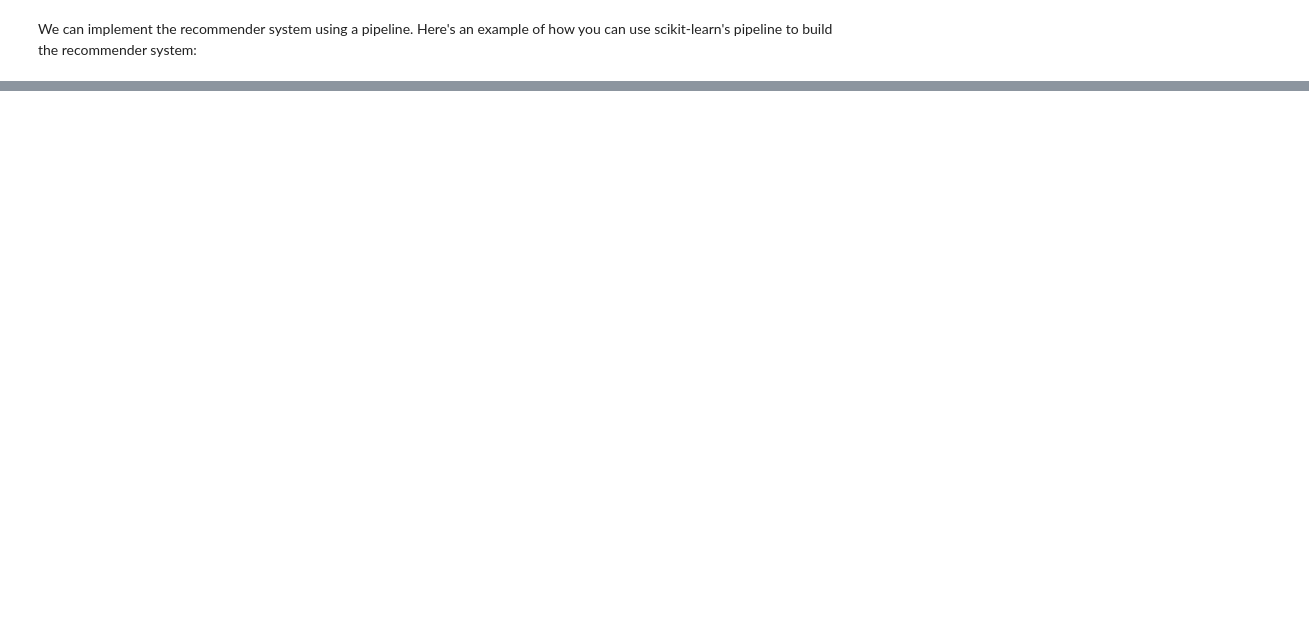
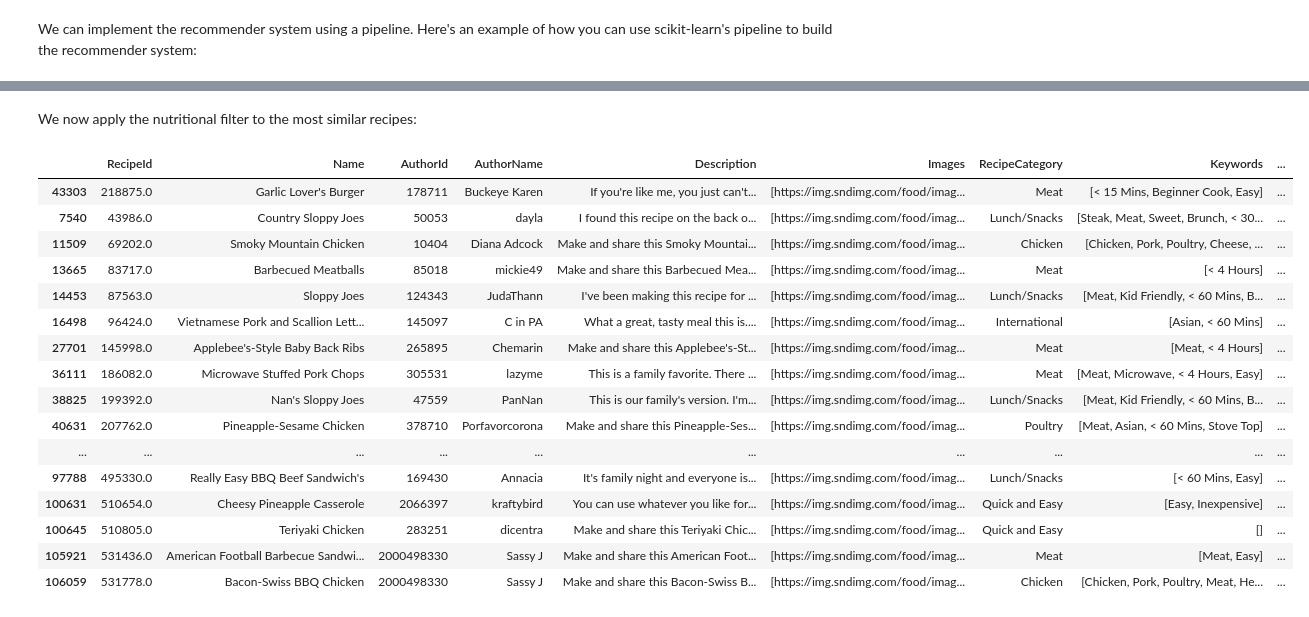
Before and after one commit to amirkiaml/DeepChef-BSTN-Capstone, a Jupyter notebook: Part 7 - Recommender Systems.ipynb, the cells around one changed output, grey strips where cells are left out. Drawn from its saved outputs; the diff is of its cells as text; code cells hidden in the pictures; blank space fills up the shorter version.

```diff
--- a/Part 7 - Recommender Systems.ipynb
+++ b/Part 7 - Recommender Systems.ipynb
@@ -48,2 +48,0 @@ dtype: int64
-# %%
-recipes.dropna(subset=['RecipeServings', 'Images'],inplace=True)
@@ -125,2 +363,15 @@ recipes_no_null = recipes_no_null.reset_index(drop=True)
+# %%
+nutritional_cols = ['Calories', 'FatContent', 'SaturatedFatContent', 'CholesterolContent',
+                    'SodiumContent', 'CarbohydrateContent', 'FiberContent', 'SugarContent',
+                    'ProteinContent', 'RecipeServings']
+# %%
+# Apply the transformation to each nutritional column separately
+# We don't touch the original nutriotional columns because later on we want to retrieve them as they are, and for
+# how many people they are
+
+for col in nutritional_cols:
+    recipes[col+'for1'] = recipes[col].div(recipes['RecipeServings']).round(2)
+
+# Now, the nutritional values have been divided by 'RecipeServings' and rounded to 2 decimal places
 # %% [markdown]
 We can implement the recommender system using a pipeline. Here's an example of how you can use scikit-learn's pipeline to build the recommender system:
@@ -130,17 +431,17 @@ from sklearn.pipeline import Pipeline
 from sklearn.neighbors import NearestNeighbors
 from sklearn.preprocessing import StandardScaler
 
-df = recipes_no_null.copy()
+df = recipes.copy()
 
 # Select the columns used for similarity calculation
 selected_columns = ['Calories', 'FatContent', 'SaturatedFatContent', 'CholesterolContent',
                     'SodiumContent', 'CarbohydrateContent', 'FiberContent', 'SugarContent',
-                    'ProteinContent', 'CorrectAggregatedRating']
+                    'ProteinContent']
 
 # Define the pipeline
 pipeline = Pipeline([
     ('scaler', StandardScaler()),  # Step 1: Scale the selected features
-    ('knn', NearestNeighbors(metric='euclidean'))  # Step 2: Apply the KNN model with cosine similarity metric
+    ('knn', NearestNeighbors(metric='cosine'))  # Step 2: Apply the KNN model with cosine similarity metric
 ])
 
 # Fit the pipeline
@@ -159,7 +460,7 @@ def get_similar_recipes(recipe_id, top_n=20):
     return top_recipes
 
 # Example usage:
-recipe_id = 4662  # Replace with the actual RecipeId you want recommendations for
+recipe_id = 132367  # Replace with the actual RecipeId you want recommendations for
 top_similar_recipes = get_similar_recipes(recipe_id, top_n=20)
-pd.concat([df[df['RecipeId'] == recipe_id],get_similar_recipes(recipe_id, top_n=20)])
+pd.concat([df[df['RecipeId'] == recipe_id],get_similar_recipes(recipe_id, top_n=20)])[selected_columns][:5]
 # %% [output]
@@ -166,0 +559,30 @@ NameError: name 'recipes_no_null' is not defined
+# %% [markdown]
+We now apply the nutritional filter to the most similar recipes:
+# %%
+recipe_id = 218875.0  # Replace with the actual RecipeId you want recommendations for
+top_similar_recipes = get_similar_recipes(recipe_id, top_n=20)
+
+# For comparsion purposes, let's concatennate the recipe with recipe_id = 218875.0 at the top of our list
+# The most similar item in terms of nutritional factors is the second row in the dataframe
+
+top_similar_recipes = pd.concat([df[df['RecipeId'] == recipe_id],get_similar_recipes(recipe_id, top_n=20)])
+
+top_similar_recipes
+# %% [output]
+|  | RecipeId | Name | AuthorId | AuthorName | Description | Images | RecipeCategory | Keywords | ... |
+| 43303 | 218875.0 | Garlic Lover's Burger | 178711 | Buckeye Karen | If you're like me, you just can't... | [https://img.sndimg.com/food/imag... | Meat | [< 15 Mins, Beginner Cook, Easy] | ... |
+| 7540 | 43986.0 | Country Sloppy Joes | 50053 | dayla | I found this recipe on the back o... | [https://img.sndimg.com/food/imag... | Lunch/Snacks | [Steak, Meat, Sweet, Brunch, < 30... | ... |
+| 11509 | 69202.0 | Smoky Mountain Chicken | 10404 | Diana Adcock | Make and share this Smoky Mountai... | [https://img.sndimg.com/food/imag... | Chicken | [Chicken, Pork, Poultry, Cheese, ... | ... |
+| 13665 | 83717.0 | Barbecued Meatballs | 85018 | mickie49 | Make and share this Barbecued Mea... | [https://img.sndimg.com/food/imag... | Meat | [< 4 Hours] | ... |
+| 14453 | 87563.0 | Sloppy Joes | 124343 | JudaThann | I've been making this recipe for ... | [https://img.sndimg.com/food/imag... | Lunch/Snacks | [Meat, Kid Friendly, < 60 Mins, B... | ... |
+| 16498 | 96424.0 | Vietnamese Pork and Scallion Lett... | 145097 | C in PA | What a great, tasty meal this is.... | [https://img.sndimg.com/food/imag... | International | [Asian, < 60 Mins] | ... |
+| 27701 | 145998.0 | Applebee's-Style Baby Back Ribs | 265895 | Chemarin | Make and share this Applebee's-St... | [https://img.sndimg.com/food/imag... | Meat | [Meat, < 4 Hours] | ... |
+| 36111 | 186082.0 | Microwave Stuffed Pork Chops | 305531 | lazyme | This is a family favorite. There ... | [https://img.sndimg.com/food/imag... | Meat | [Meat, Microwave, < 4 Hours, Easy] | ... |
+| 38825 | 199392.0 | Nan's Sloppy Joes | 47559 | PanNan | This is our family's version. I'm... | [https://img.sndimg.com/food/imag... | Lunch/Snacks | [Meat, Kid Friendly, < 60 Mins, B... | ... |
+| 40631 | 207762.0 | Pineapple-Sesame Chicken | 378710 | Porfavorcorona | Make and share this Pineapple-Ses... | [https://img.sndimg.com/food/imag... | Poultry | [Meat, Asian, < 60 Mins, Stove Top] | ... |
+| ... | ... | ... | ... | ... | ... | ... | ... | ... | ... |
+| 97788 | 495330.0 | Really Easy BBQ Beef Sandwich's | 169430 | Annacia | It's family night and everyone is... | [https://img.sndimg.com/food/imag... | Lunch/Snacks | [< 60 Mins, Easy] | ... |
+| 100631 | 510654.0 | Cheesy Pineapple Casserole | 2066397 | kraftybird | You can use whatever you like for... | [https://img.sndimg.com/food/imag... | Quick and Easy | [Easy, Inexpensive] | ... |
+| 100645 | 510805.0 | Teriyaki Chicken | 283251 | dicentra | Make and share this Teriyaki Chic... | [https://img.sndimg.com/food/imag... | Quick and Easy | [] | ... |
+| 105921 | 531436.0 | American Football Barbecue Sandwi... | 2000498330 | Sassy J | Make and share this American Foot... | [https://img.sndimg.com/food/imag... | Meat | [Meat, Easy] | ... |
+| 106059 | 531778.0 | Bacon-Swiss BBQ Chicken | 2000498330 | Sassy J | Make and share this Bacon-Swiss B... | [https://img.sndimg.com/food/imag... | Chicken | [Chicken, Pork, Poultry, Meat, He... | ... |
```
Also changed, not shown: parts of 104 cells of this notebook.
